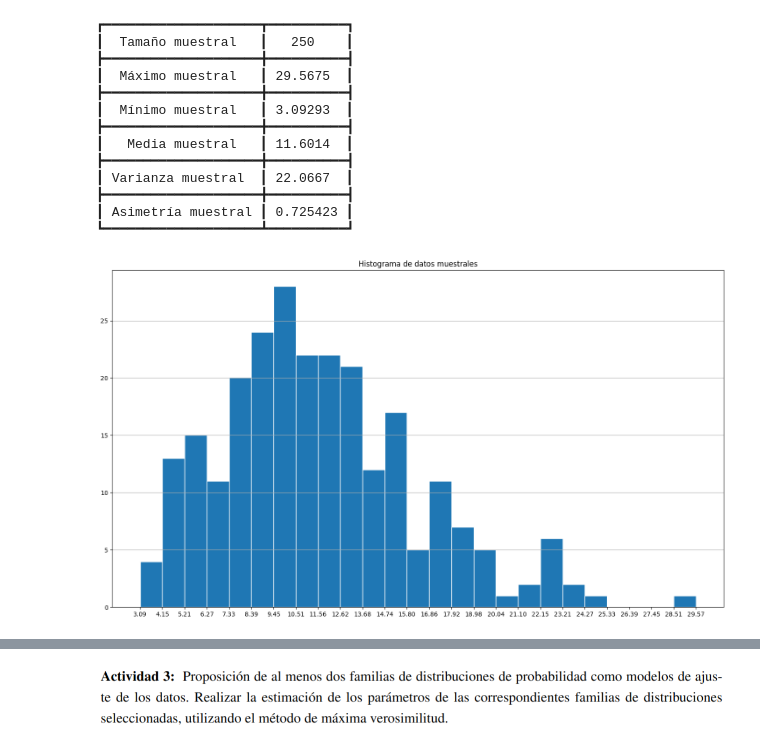
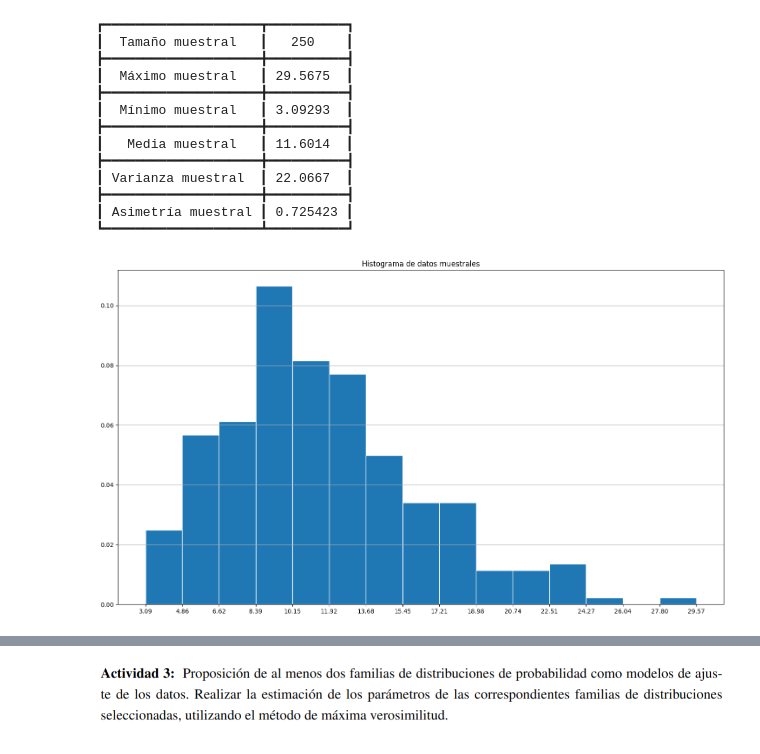
Before and after one commit to basbenja/TP-Modelos-y-Simulacion-2023, a Jupyter notebook: bas-mondejar.ipynb, the cells around one changed output, grey strips where cells are left out. Cells and saved outputs as stored; diff of their text form; code cells hidden in the pictures.

```diff
--- a/bas-mondejar.ipynb
+++ b/bas-mondejar.ipynb
@@ -21,7 +20,7 @@ plt.show()
 ![image.png](attachment:image.png)
 # %%
 # Tamaño muestral
-n = len(data)
+tam_muestral = len(data)
 
 # Máximo muestral
 M = max(data)
@@ -30,28 +29,28 @@ M = max(data)
 m = min(data)
 
 # Media muestral
-Media = sum(data)/len(data)
+media_muestral = sum(data) / tam_muestral
 
 # Varianza muestral
 Scuad = 0
-for i in range(n):
-    Scuad += (data[i] - Media)**2
-Scuad /= (n - 1)
+for i in range(tam_muestral):
+    Scuad += (data[i] - media_muestral)**2
+Scuad /= (tam_muestral - 1)
 
 # Scuad = np.var(data)
 
 # Skewness
 Skew = 0
-for i in range(n):
-    Skew += (data[i] - Media)**3
-Skew /= n
+for i in range(tam_muestral):
+    Skew += (data[i] - media_muestral)**3
+Skew /= tam_muestral
 Skew /= Scuad**(3/2)
 
 table = [
-    ['Tamaño muestral', n],
+    ['Tamaño muestral', tam_muestral],
     ['Máximo muestral', M],
     ['Mínimo muestral', m],
-    ['Media muestral', Media],
+    ['Media muestral', media_muestral],
     ['Varianza muestral', Scuad],
     ['Asimetría muestral', Skew]
 ]
@@ -75,14 +74,15 @@ print(tabulate(
 ┃ Asimetría muestral ┃ 0.725423 ┃
 ┗━━━━━━━━━━━━━━━━━━━━┻━━━━━━━━━━┛
 # %%
+k = int(np.sqrt(tam_muestral))
 fig, ax = plt.subplots(figsize=[18,10])
-n, bins, patches = ax.hist(data, bins=25, edgecolor="white")
+n, bins, patches = ax.hist(data, bins=k, edgecolor="white", density=True)
 ax.grid(axis='y')
 plt.title('Histograma de datos muestrales')
 plt.xticks(bins)
 plt.show()
 # %% [output]
-[figure, old version]
+[figure, new version]
 # %%
 quantiles = np.quantile(data, [0.25, 0.5, 0.75])
 
```
Also changed, not shown: parts of 9 cells of this notebook.
